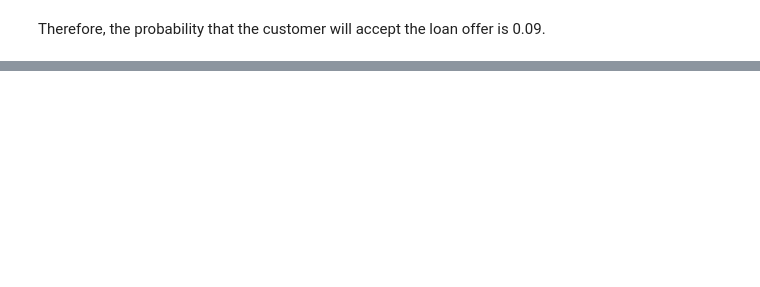
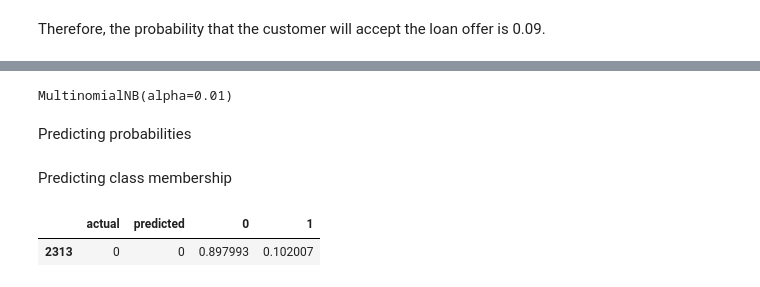
Before and after one commit to codes-at-elm/naive_bayes_classifier, a Jupyter notebook: personal_loan_acceptance.ipynb, the cells around one changed output, grey strips where cells are left out. Drawn from its saved outputs; the diff is of its cells as text; code cells hidden in the pictures; blank space fills up the shorter version.

```diff
--- a/personal_loan_acceptance.ipynb
+++ b/personal_loan_acceptance.ipynb
@@ -105,0 +268,2 @@ Therefore, the probability that the customer will accept the loan offer is 0.09.
+# %%
+X_train, X_valid, y_train, y_valid = train_test_split(X, y, test_size=0.40, random_state=1)
@@ -105,0 +272,26 @@ Therefore, the probability that the customer will accept the loan offer is 0.09.
+# %%
+nb = MultinomialNB(alpha=0.01)
+nb.fit(X_train, y_train)
+# %% [output]
+MultinomialNB(alpha=0.01)
+# %% [markdown]
+Predicting probabilities
+# %%
+predProb_train = nb.predict_proba(X_train)
+# %% [markdown]
+Predicting class membership
+# %%
+y_train_pred = nb.predict(X_train)
+# %%
+# classify a specific flight by searching in the dataset
+# for a flight with the same predictor values
+temp_df = pd.concat([pd.DataFrame({'actual': y_train, 'predicted': y_train_pred}),
+    pd.DataFrame(predProb_train, index=y_train.index)], axis=1)
+
+
+mask = ((X_train.CreditCard_1 == 1) & (X_train.Online_1 == 1))
+
+temp_df[mask].head(1)
+# %% [output]
+|  | actual | predicted | 0 | 1 |
+| 2313 | 0 | 0 | 0.897993 | 0.102007 |
```
Also changed, not shown: parts of 27 cells of this notebook.
